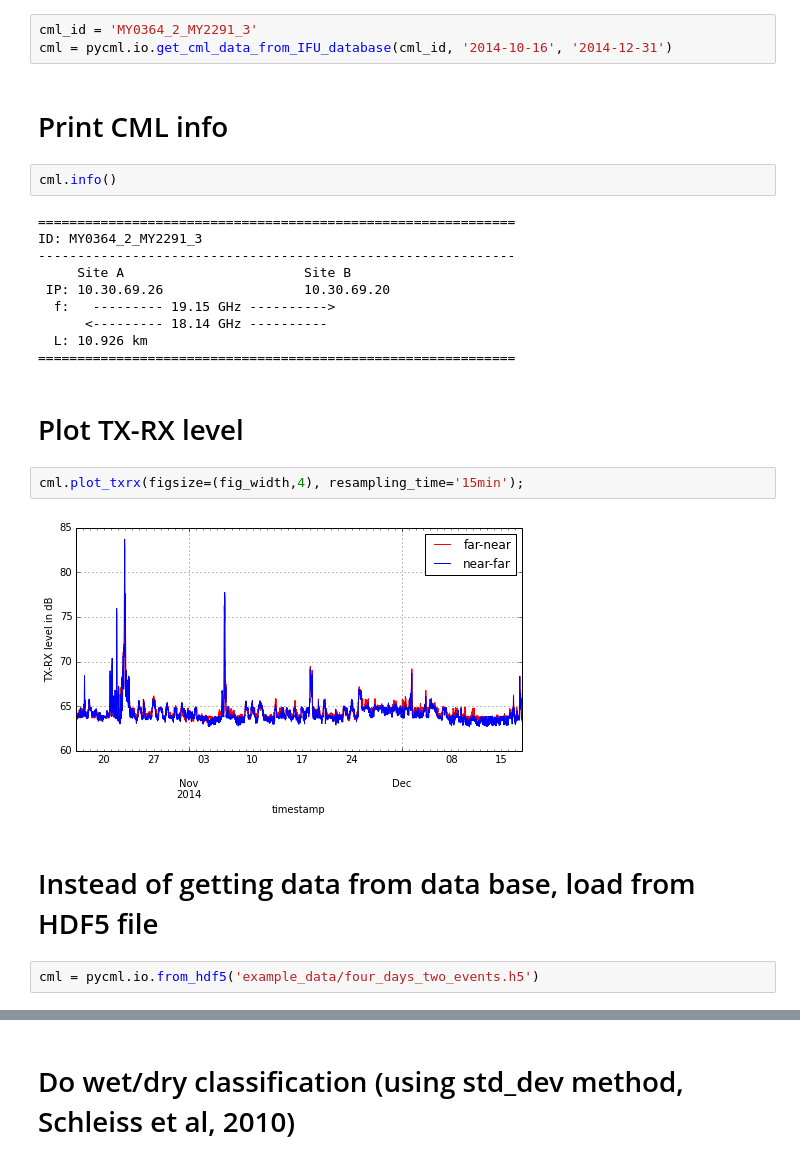
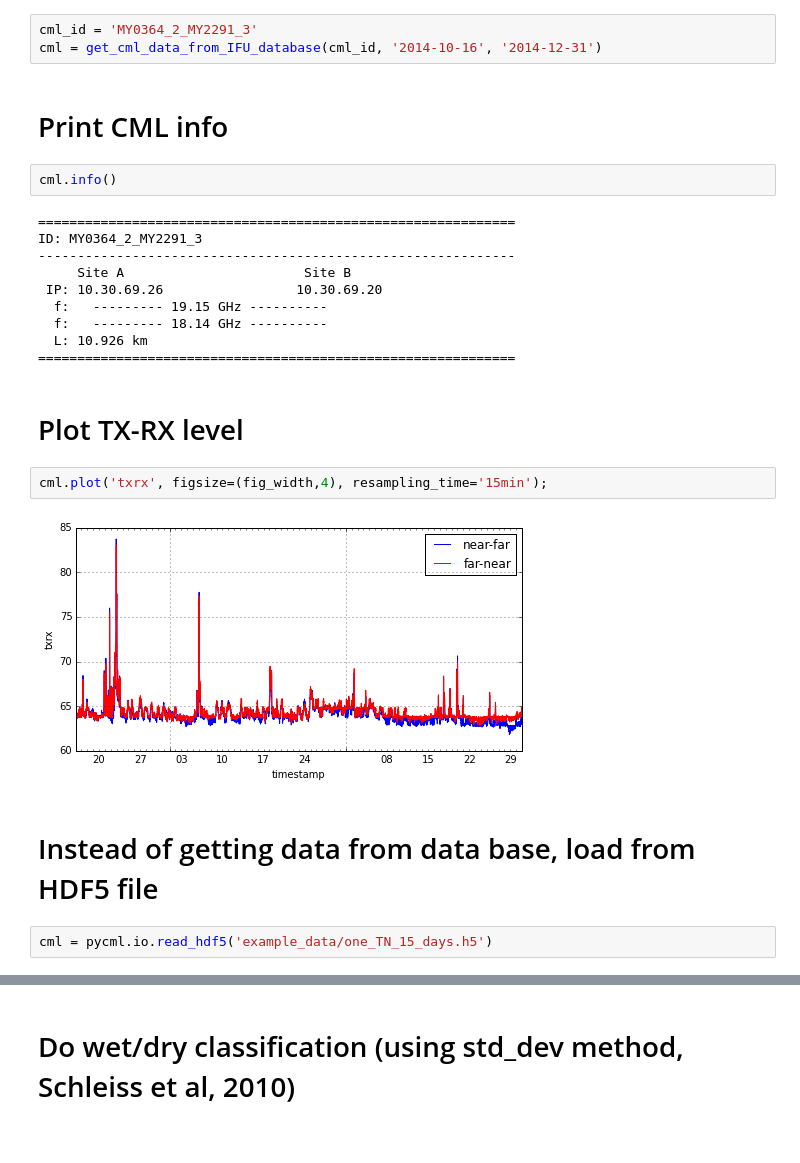
Before and after one commit to pycomlink/pycomlink, a Jupyter notebook: notebooks/example_workflow.ipynb, the cells around one changed output, grey strips where cells are left out. Saved outputs shown, nothing was run; the diff lists cells and outputs as text.

```diff
--- a/notebooks/example_workflow.ipynb
+++ b/notebooks/example_workflow.ipynb
@@ -18,6 +20,6 @@ import pycomlink as pycml
 # %%
 cml_id = 'MY0364_2_MY2291_3'
-cml = pycml.io.get_cml_data_from_IFU_database(cml_id, '2014-10-16', '2014-12-31')
+cml = get_cml_data_from_IFU_database(cml_id, '2014-10-16', '2014-12-31')
 # %% [markdown]
 # Print CML info
 # %%
@@ -27,21 +29,21 @@ cml.info()
 ID: MY0364_2_MY2291_3
 -------------------------------------------------------------
      Site A                       Site B
- IP: 10.30.69.26                  10.30.69.20
-  f:   --------- 19.15 GHz ---------->
-      <--------- 18.14 GHz ----------
+ IP: 10.30.69.26                 10.30.69.20
+  f:   --------- 19.15 GHz ----------
+  f:   --------- 18.14 GHz ----------
   L: 10.926 km
 =============================================================
 # %% [markdown]
 # Plot TX-RX level
 # %%
-cml.plot_txrx(figsize=(fig_width,4), resampling_time='15min');
+cml.plot('txrx', figsize=(fig_width,4), resampling_time='15min');
 # %% [output]
-[figure, old version]
+[figure, new version]
 # %% [markdown]
 # Instead of getting data from data base, load from HDF5 file
 # %%
-cml = pycml.io.from_hdf5('example_data/four_days_two_events.h5')
+cml = pycml.io.read_hdf5('example_data/one_TN_15_days.h5')
 # %%
 cml.info()
 # %% [output]
```
Also changed, not shown: parts of 14 cells of this notebook, 4 other files.
